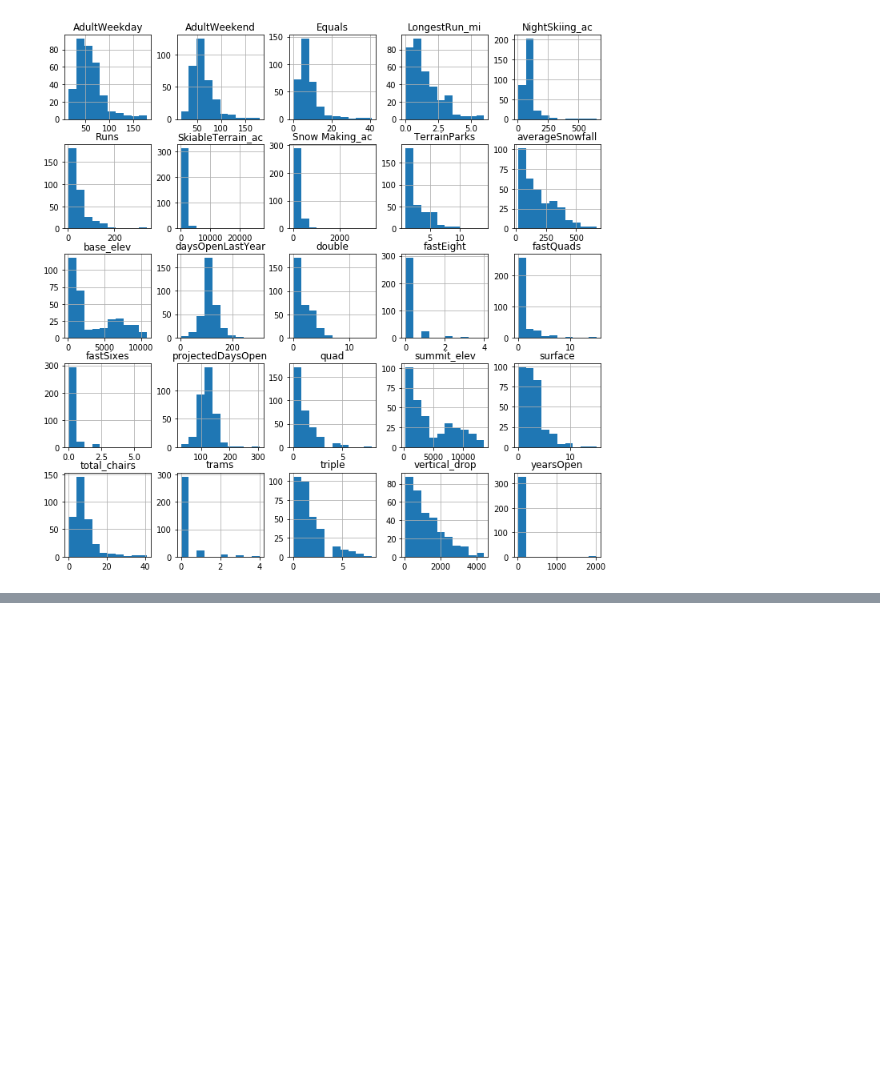
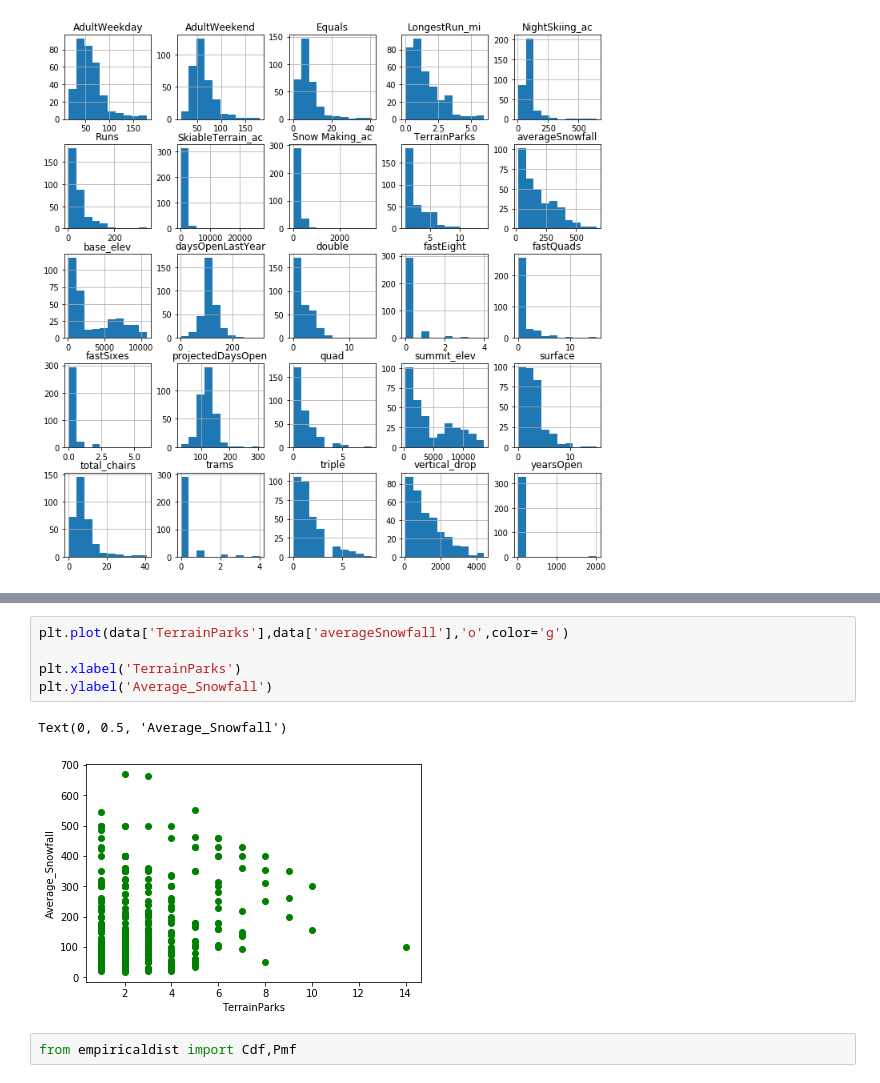
Before and after one commit to lokesh-1998/Guided_Capstone, a Jupyter notebook: Resort_report.ipynb, the cells around one changed output, grey strips where cells are left out. Drawn from its saved outputs; the diff is of its cells as text; blank space fills up the shorter version.

```diff
--- a/Resort_report.ipynb
+++ b/Resort_report.ipynb
@@ -388,0 +405,10 @@ array([[<matplotlib.axes._subplots.AxesSubplot object at 0x...>,
+# %%
+plt.plot(data['TerrainParks'],data['averageSnowfall'],'o',color='g')
+
+plt.xlabel('TerrainParks')
+plt.ylabel('Average_Snowfall')
+# %% [output]
+Text(0, 0.5, 'Average_Snowfall')
+[figure, added]
+# %%
+from empiricaldist import Cdf,Pmf
```
Also changed, not shown: parts of 25 cells of this notebook.
